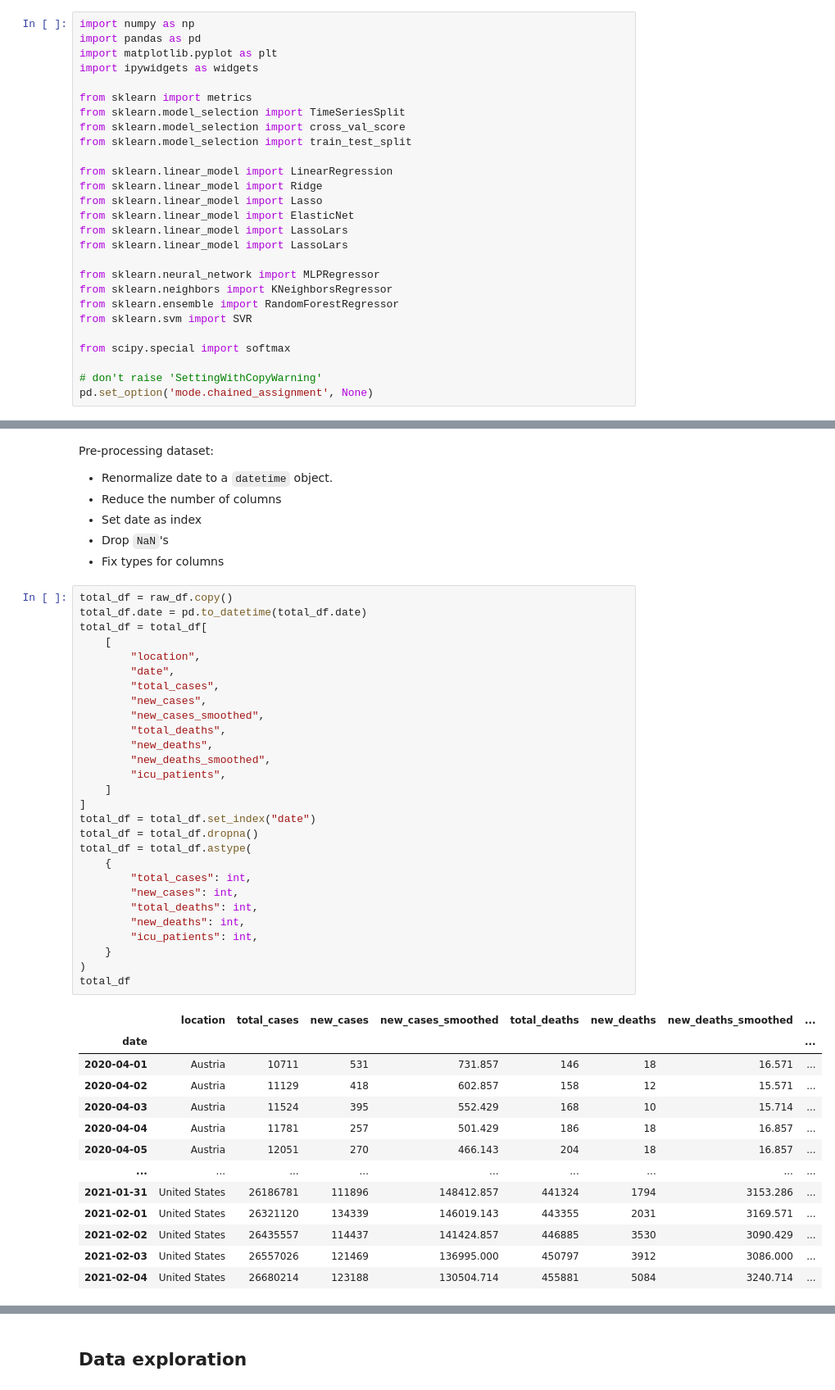
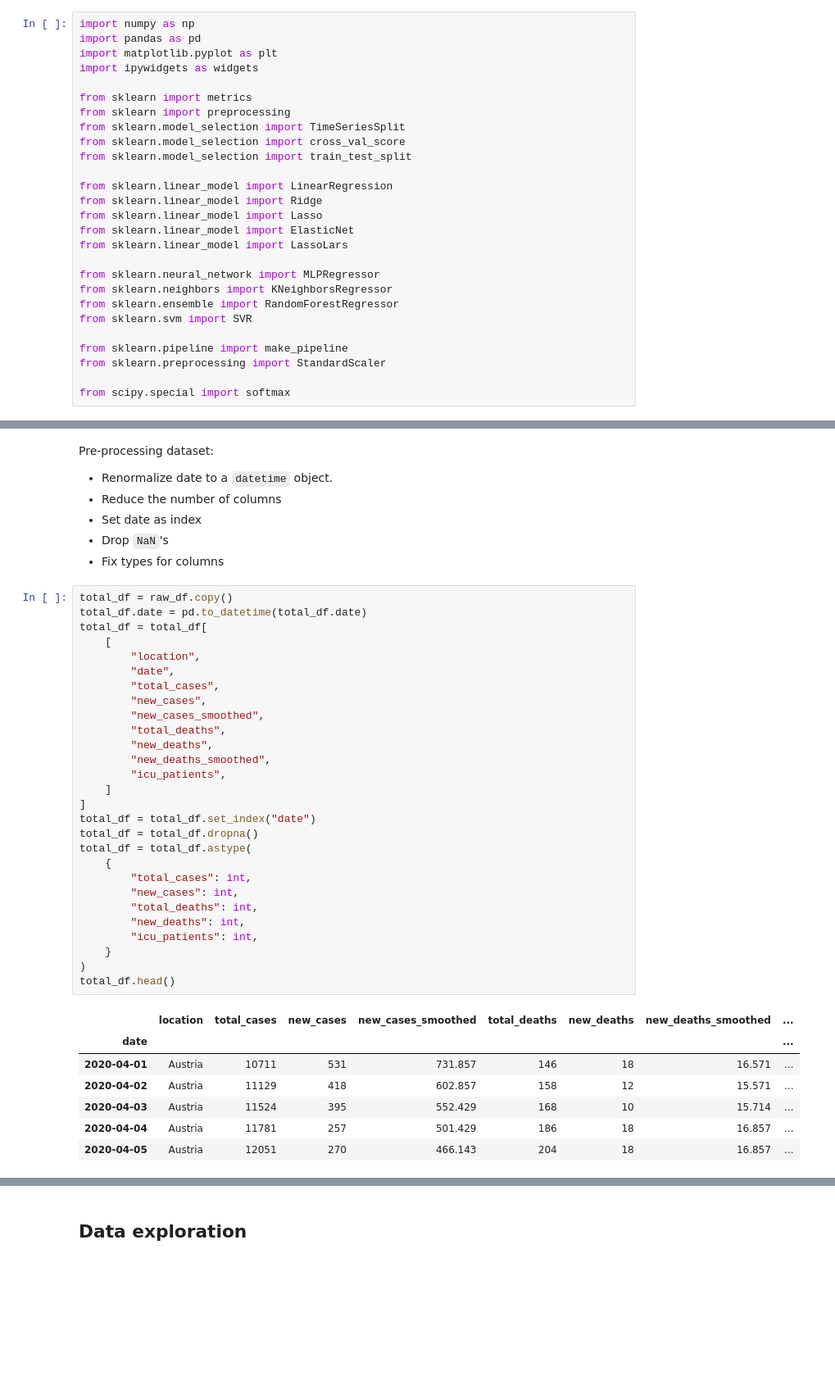
Before and after one commit to ahelm/covid19-analysis, a Jupyter notebook: analyse_covid_data.ipynb, the cells around one changed output, grey strips where cells are left out. Shown at 82% size. Saved outputs shown, nothing was run; the diff lists cells and outputs as text; blank space fills up the shorter version.

```diff
--- a/analyse_covid_data.ipynb
+++ b/analyse_covid_data.ipynb
@@ -7,6 +7,7 @@ import matplotlib.pyplot as plt
 import ipywidgets as widgets
 
 from sklearn import metrics
+from sklearn import preprocessing
 from sklearn.model_selection import TimeSeriesSplit
 from sklearn.model_selection import cross_val_score
 from sklearn.model_selection import train_test_split
@@ -16,17 +17,16 @@ from sklearn.linear_model import Ridge
 from sklearn.linear_model import Lasso
 from sklearn.linear_model import ElasticNet
 from sklearn.linear_model import LassoLars
-from sklearn.linear_model import LassoLars
 
 from sklearn.neural_network import MLPRegressor
 from sklearn.neighbors import KNeighborsRegressor
 from sklearn.ensemble import RandomForestRegressor
 from sklearn.svm import SVR
 
+from sklearn.pipeline import make_pipeline
+from sklearn.preprocessing import StandardScaler
+
 from scipy.special import softmax
-
-# don't raise 'SettingWithCopyWarning'
-pd.set_option('mode.chained_assignment', None)
 # %% [markdown]
 # Reading Covid dataset
 
@@ -72,37 +72,31 @@ total_df = total_df[
         "location",
         "date",
         "total_cases",
         "new_cases",
         "new_cases_smoothed",
         "total_deaths",
         "new_deaths",
         "new_deaths_smoothed",
         "icu_patients",
     ]
 ]
 total_df = total_df.set_index("date")
 total_df = total_df.dropna()
 total_df = total_df.astype(
     {
         "total_cases": int,
         "new_cases": int,
         "total_deaths": int,
         "new_deaths": int,
         "icu_patients": int,
     }
 )
-total_df
+total_df.head()
 # %% [output]
 |  | location | total_cases | new_cases | new_cases_smoothed | total_deaths | new_deaths | new_deaths_smoothed | ... |
 | date |  |  |  |  |  |  |  | ... |
 | 2020-04-01 | Austria | 10711 | 531 | 731.857 | 146 | 18 | 16.571 | ... |
 | 2020-04-02 | Austria | 11129 | 418 | 602.857 | 158 | 12 | 15.571 | ... |
 | 2020-04-03 | Austria | 11524 | 395 | 552.429 | 168 | 10 | 15.714 | ... |
 | 2020-04-04 | Austria | 11781 | 257 | 501.429 | 186 | 18 | 16.857 | ... |
 | 2020-04-05 | Austria | 12051 | 270 | 466.143 | 204 | 18 | 16.857 | ... |
-| ... | ... | ... | ... | ... | ... | ... | ... | ... |
-| 2021-01-31 | United States | 26186781 | 111896 | 148412.857 | 441324 | 1794 | 3153.286 | ... |
-| 2021-02-01 | United States | 26321120 | 134339 | 146019.143 | 443355 | 2031 | 3169.571 | ... |
-| 2021-02-02 | United States | 26435557 | 114437 | 141424.857 | 446885 | 3530 | 3090.429 | ... |
-| 2021-02-03 | United States | 26557026 | 121469 | 136995.000 | 450797 | 3912 | 3086.000 | ... |
-| 2021-02-04 | United States | 26680214 | 123188 | 130504.714 | 455881 | 5084 | 3240.714 | ... |
```
Also changed, not shown: parts of 39 cells of this notebook.
